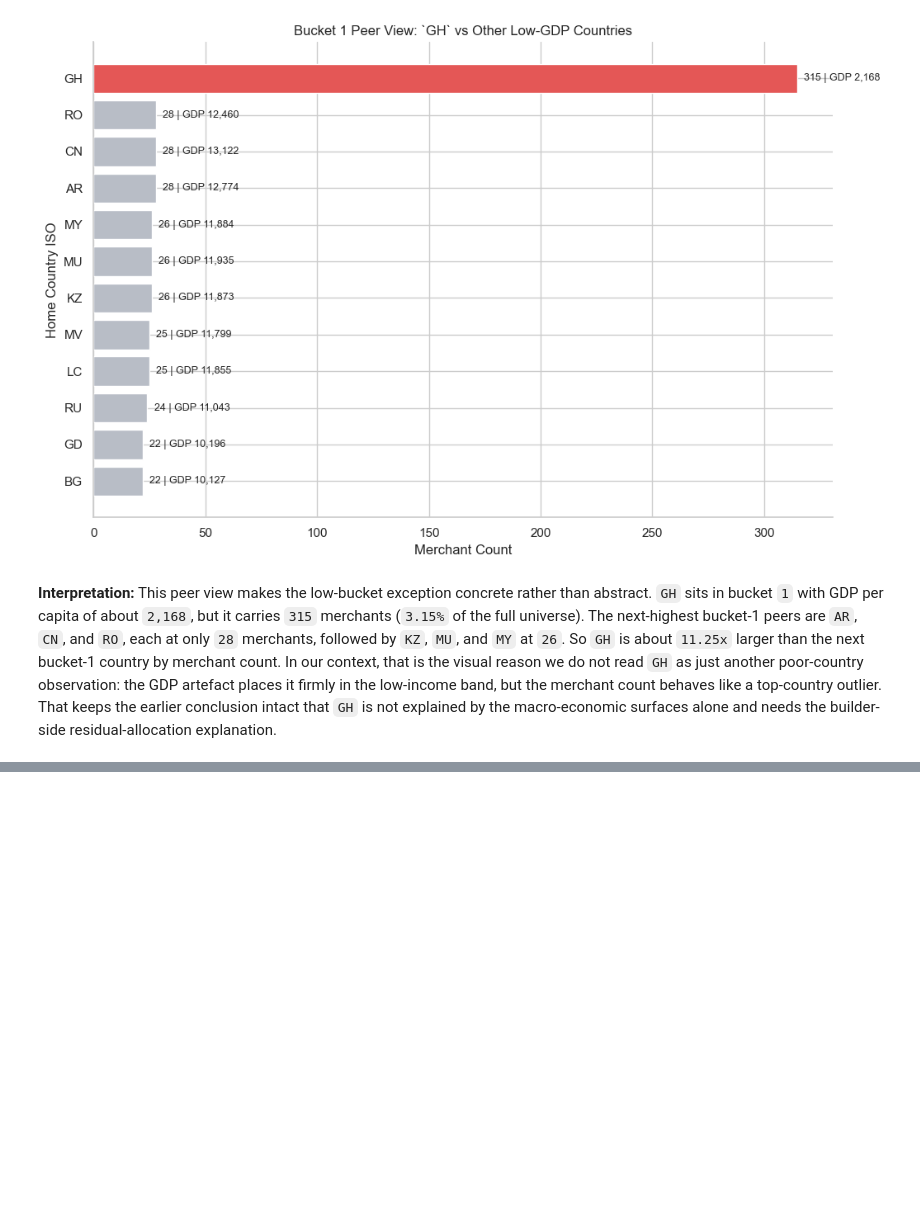
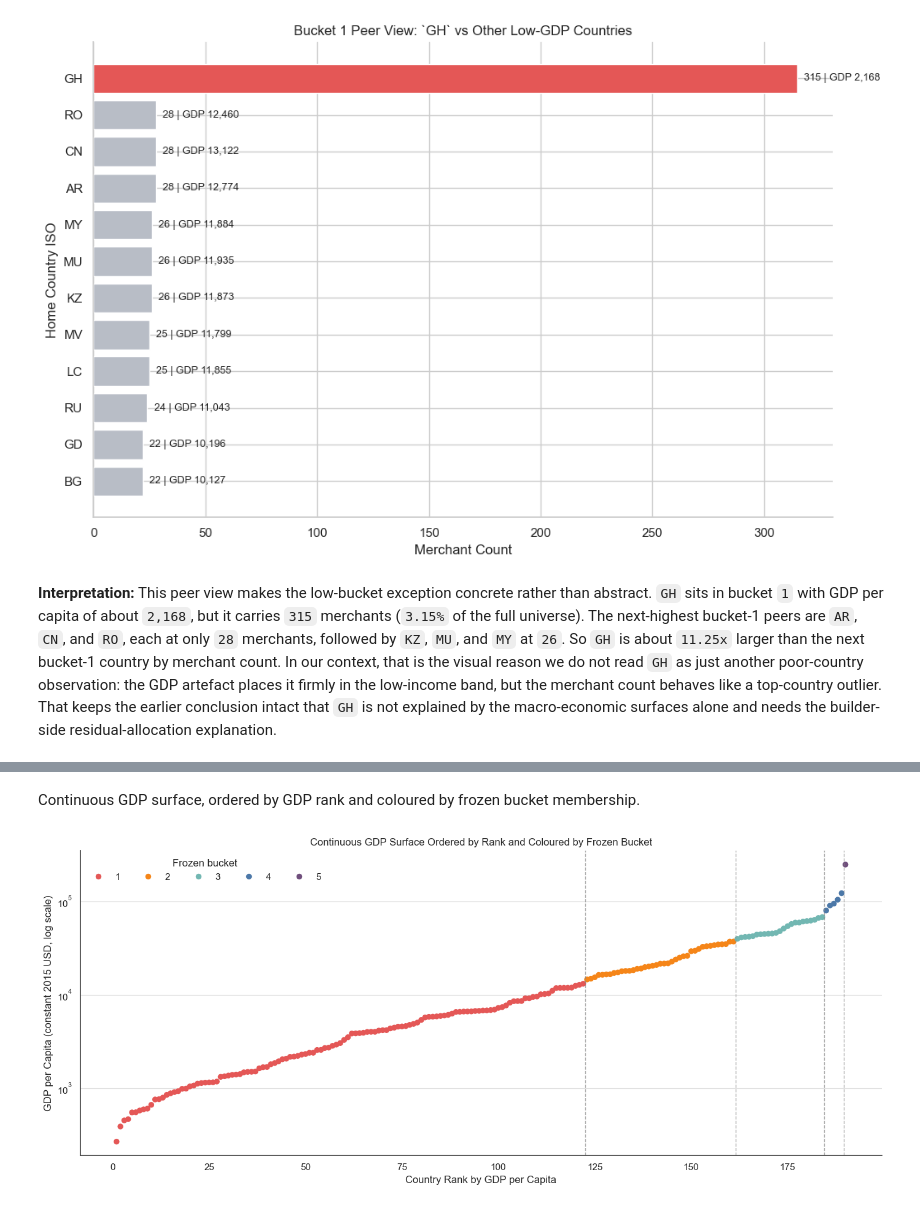
Before and after one commit to EsosaOrumwese/fraud-detection-system, a Jupyter notebook: analysis/dev_full_offline_investigation/00_investigation/notebooks/00_understanding_governed_data_world_p1.ipynb, the cells around one changed output, grey strips where cells are left out. Drawn from its saved outputs; the diff is of its cells as text; code cells hidden in the pictures; blank space fills up the shorter version.

```diff
--- a/analysis/dev_full_offline_investigation/00_investigation/notebooks/00_understanding_governed_data_world_p1.ipynb
+++ b/analysis/dev_full_offline_investigation/00_investigation/notebooks/00_understanding_governed_data_world_p1.ipynb
@@ -1202,0 +1210,48 @@ draw_bucket1_exception(merchant_country_gdp_bucket_df)
+# %% [markdown]
+Continuous GDP surface, ordered by GDP rank and coloured by frozen bucket membership.
+# %%
+# Reorder countries by GDP per capita so we can look at the continuous macro-economic surface directly.
+gdp_ranked_df = merchant_country_gdp_bucket_df.sort_values('gdp_pc_usd_2015').reset_index(drop=True).copy()
+gdp_ranked_df['gdp_rank'] = gdp_ranked_df.index + 1
+
+# Draw the ranked GDP surface and colour each point by its frozen bucket assignment.
+fig, ax = plt.subplots(figsize=(14, 6))
+sns.scatterplot(
+    data=gdp_ranked_df,
+    x='gdp_rank',
+    y='gdp_pc_usd_2015',
+    hue='bucket_id',
+    palette=GDP_BUCKET_COLORS,
+    s=46,
+    edgecolor='none',
+    ax=ax,
+)
+
+# Mark the transition points where one frozen bucket ends and the next begins along the ordered GDP surface.
+bucket_boundaries = (
+    gdp_ranked_df.groupby('bucket_id')['gdp_rank']
+    .agg(['min', 'max'])
+    .reset_index()
+    .sort_values('bucket_id')
+)
+for _, row in bucket_boundaries.iloc[:-1].iterrows():
+    ax.axvline(row['max'] + 0.5, color='#888888', linestyle='--', linewidth=1, alpha=0.7)
+
+ax.set_title('Continuous GDP Surface Ordered by Rank and Coloured by Frozen Bucket')
+ax.set_xlabel('Country Rank by GDP per Capita')
+ax.set_ylabel('GDP per Capita (constant 2015 USD, log scale)')
+ax.set_yscale('log')
+ax.spines['top'].set_visible(False)
+ax.spines['right'].set_visible(False)
+ax.spines['left'].set_visible(True)
+ax.spines['bottom'].set_visible(True)
+ax.spines['left'].set_color('#444444')
+ax.spines['bottom'].set_color('#444444')
+ax.grid(axis='y', color='#D9D9D9', linewidth=0.8)
+ax.grid(axis='x', visible=False)
+ax.legend(title='Frozen bucket', frameon=False, ncol=5, loc='upper left')
+
+plt.tight_layout()
+plt.show()
+# %% [output]
+[figure, added]
```
Also changed, not shown: parts of 8 cells of this notebook, 14 other files.
